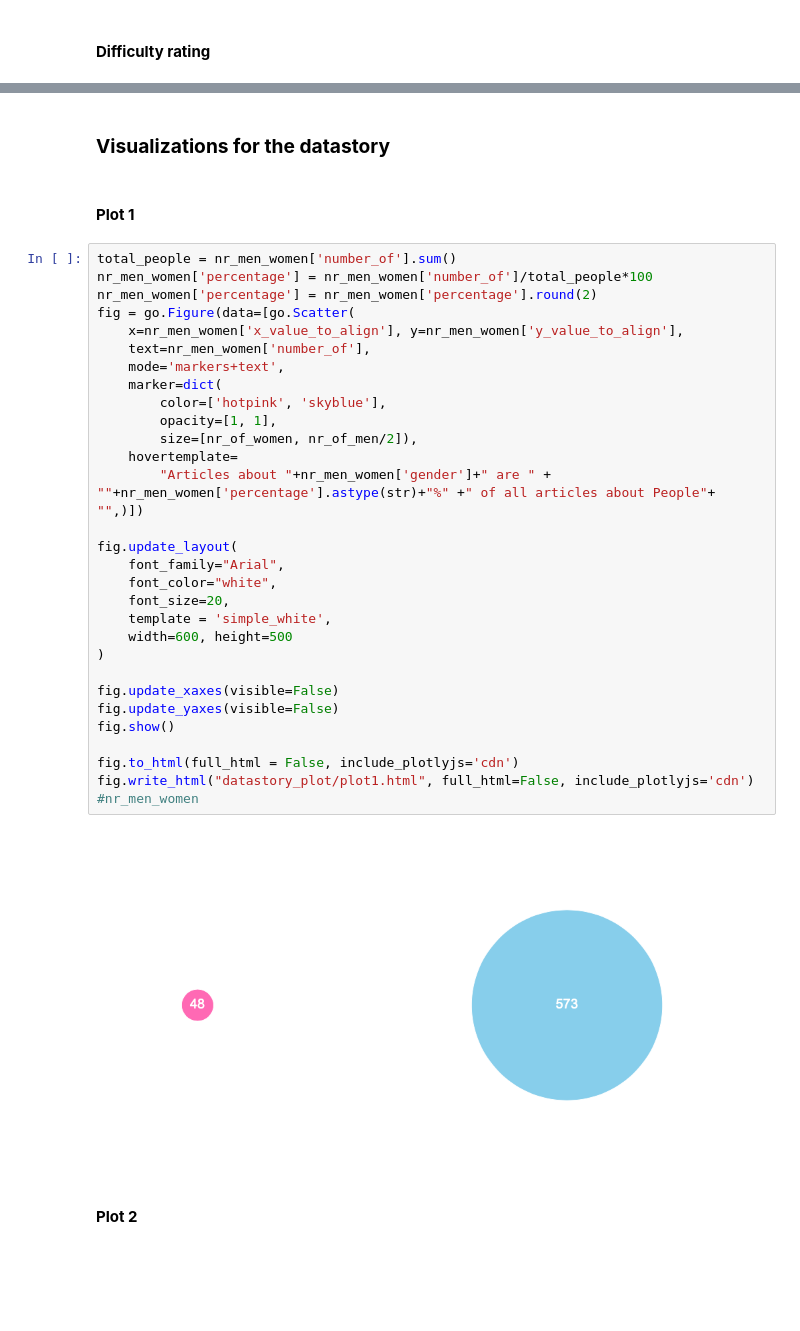
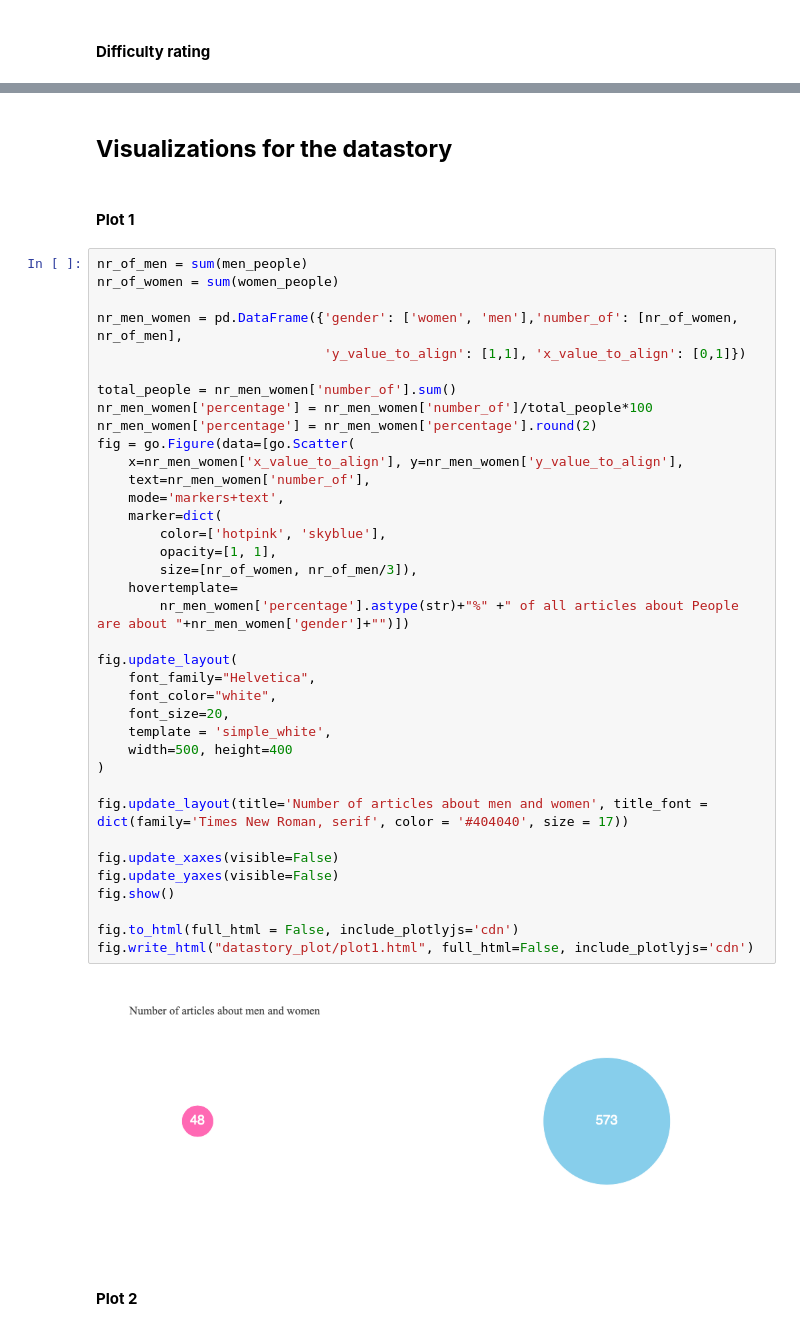
Before and after one commit to epfl-ada/ada-2022-project-metadata, a Jupyter notebook: project.ipynb, the cells around one changed output, grey strips where cells are left out. Cells and saved outputs as stored; diff of their text form; blank space fills up the shorter version.

```diff
--- a/project.ipynb
+++ b/project.ipynb
@@ -1140,39 +1328,46 @@ bootstrap_metric("difficulty_rating", fin_cat_match, "male")
 # %% [markdown]
-### **Visualizations for the datastory**
+## **Visualizations for the datastory**
 # %% [markdown]
 #### **Plot 1**
 # %%
+nr_of_men = sum(men_people)
+nr_of_women = sum(women_people)
+
+nr_men_women = pd.DataFrame({'gender': ['women', 'men'],'number_of': [nr_of_women, nr_of_men],
+                             'y_value_to_align': [1,1], 'x_value_to_align': [0,1]})
+
 total_people = nr_men_women['number_of'].sum()
 nr_men_women['percentage'] = nr_men_women['number_of']/total_people*100
 nr_men_women['percentage'] = nr_men_women['percentage'].round(2)
 fig = go.Figure(data=[go.Scatter(
     x=nr_men_women['x_value_to_align'], y=nr_men_women['y_value_to_align'],
     text=nr_men_women['number_of'],
     mode='markers+text',
     marker=dict(
         color=['hotpink', 'skyblue'],
         opacity=[1, 1],
-        size=[nr_of_women, nr_of_men/2]),
+        size=[nr_of_women, nr_of_men/3]),
     hovertemplate=
-        "Articles about "+nr_men_women['gender']+" are " + ""+nr_men_women['percentage'].astype(str)+"%" +" of all articles about People"+ "",)])
+        nr_men_women['percentage'].astype(str)+"%" +" of all articles about People are about "+nr_men_women['gender']+"")])
 
 fig.update_layout(
-    font_family="Arial",
+    font_family="Helvetica",
     font_color="white",
     font_size=20,
     template = 'simple_white',
-    width=600, height=500
+    width=500, height=400
 )
+
+fig.update_layout(title='Number of articles about men and women', title_font = dict(family='Times New Roman, serif', color = '#404040', size = 17))
 
 fig.update_xaxes(visible=False)
 fig.update_yaxes(visible=False)
 fig.show()
 
 fig.to_html(full_html = False, include_plotlyjs='cdn')
 fig.write_html("datastory_plot/plot1.html", full_html=False, include_plotlyjs='cdn')
-#nr_men_women
 # %% [output]
-[figure, old version]
+[figure, new version]
 # %% [markdown]
 #### **Plot 2**
 # %%
```
Also changed, not shown: parts of 139 cells of this notebook.
